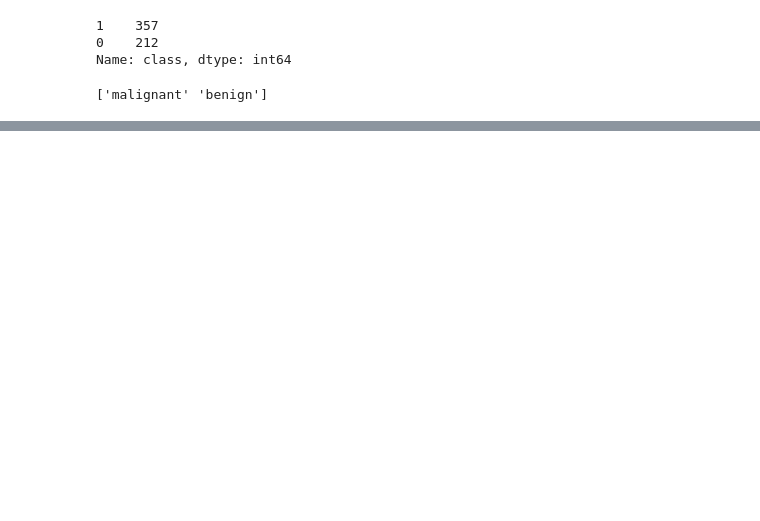
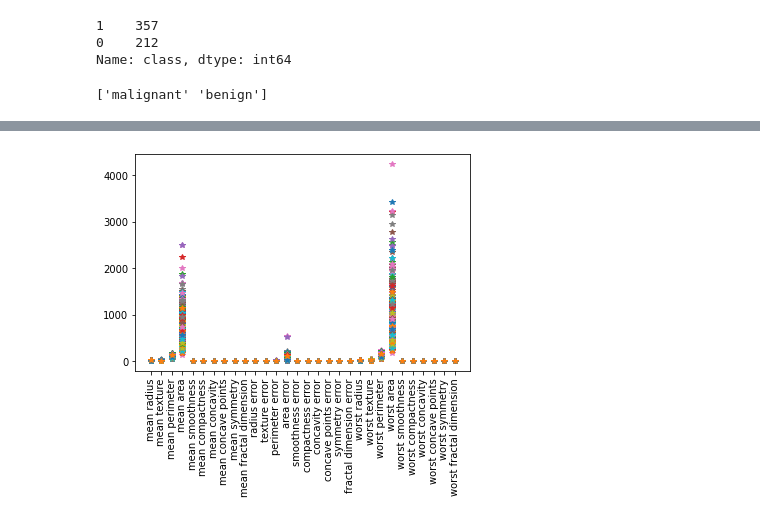
Before and after one commit to SrihariniGJ/DeepLearning, a Jupyter notebook: MPNeuron.ipynb, the cells around one changed output, grey strips where cells are left out. Cells and saved outputs as stored; diff of their text form; code cells hidden in the pictures; blank space fills up the shorter version.

```diff
--- a/MPNeuron.ipynb
+++ b/MPNeuron.ipynb
@@ -81,0 +176,6 @@ data.groupby('class').mean()
+# %%
+plt.plot(X_train.T,'*',)
+plt.xticks(rotation='vertical')
+plt.show()
+# %% [output]
+[figure, added]
```
Also changed, not shown: parts of 42 cells of this notebook.
